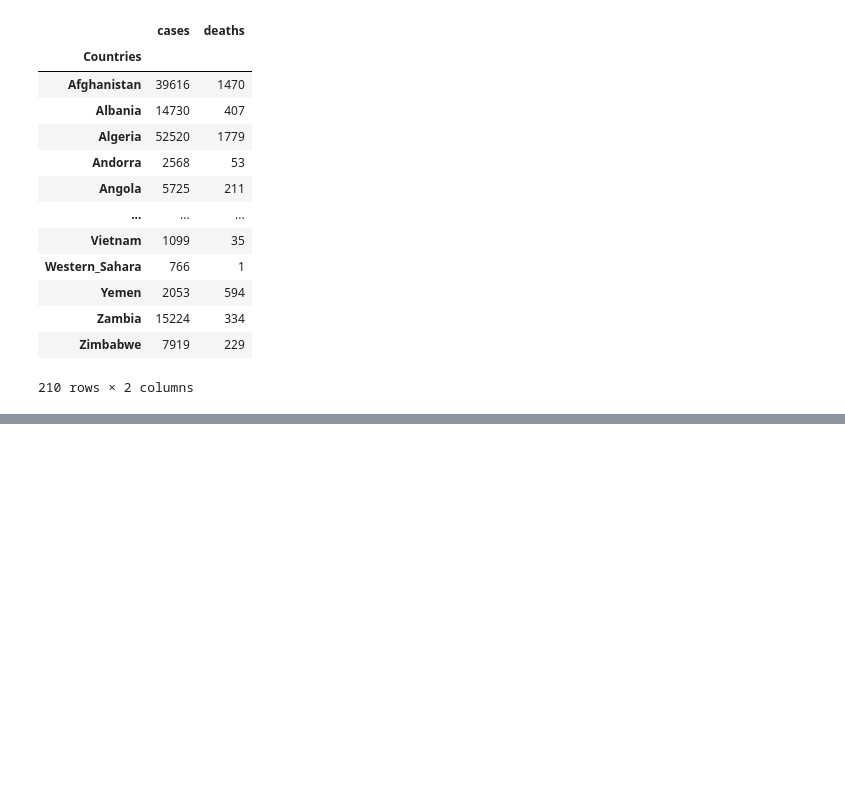
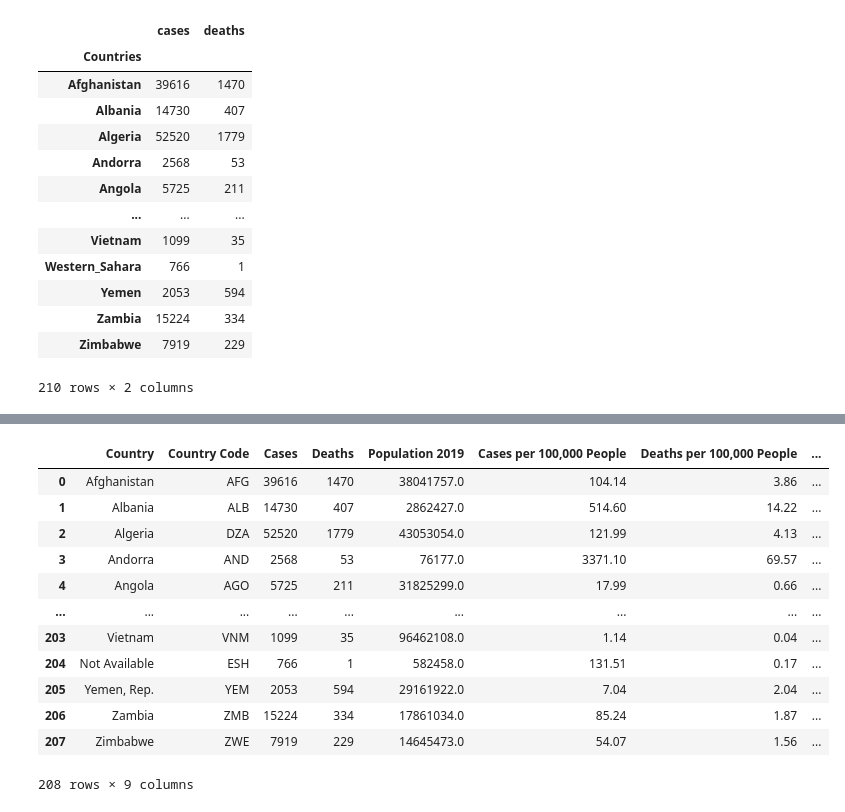
Before and after one commit to AustinRCole/COVID_Lat_GDP_analysis, a Jupyter notebook: Data_clean_Austin.ipynb, the cells around one changed output, grey strips where cells are left out. Saved outputs shown, nothing was run; the diff lists cells and outputs as text; code cells hidden in the pictures; blank space fills up the shorter version.

```diff
--- a/Data_clean_Austin.ipynb
+++ b/Data_clean_Austin.ipynb
@@ -91,0 +91,4 @@ COVID_final
+# %%
+GDP_data = GDP_data[['Country Name','Country Code','2019']]
+GDP_data['2019 GDP in Billions'] = GDP_data['2019'] / 1000000000
+GDP_data
@@ -91,0 +109,4 @@ COVID_final
+# %%
+GDP_clean = GDP_data[['Country Name','Country Code','2019 GDP in Billions']]
+GDP_clean = GDP_clean.rename(columns={'Country Name':'Countries'})
+GDP_clean
@@ -91,0 +127,3 @@ COVID_final
+# %%
+GDP_clean = GDP_clean.fillna(0)
+GDP_clean
@@ -91,0 +153,6 @@ COVID_final
+# %%
+cities_data = cities_data.loc[(cities_data['capital'] == 'primary')]
+cities_data = cities_data.rename(columns={'city':'Capital','lat':'Latitude','iso3':'Country Code'})
+cities_clean = cities_data[['Capital','Latitude','Country Code']]
+cities_clean = cities_clean.drop_duplicates(subset=['Country Code'],keep='first')
+cities_clean
@@ -91,0 +173,22 @@ COVID_final
+# %%
+COVID_GDP = pd.merge(COVID_final,GDP_clean,how='left',on='Country Code')
+Final_data = pd.merge(COVID_GDP,cities_clean,how='left',on='Country Code')
+del Final_data['Countries_x']
+Final_data = Final_data.rename(columns={'Countries_y':'Country'})
+Final_data = Final_data[['Country','Country Code','Cases','Deaths','Population 2019','Cases per 100,000 People','Deaths per 100,000 People','Capital','Latitude']]
+Final_data = Final_data.fillna('Not Available')
+Final_data
+# %% [output]
+|  | Country | Country Code | Cases | Deaths | Population 2019 | Cases per 100,000 People | Deaths per 100,000 People | ... |
+| 0 | Afghanistan | AFG | 39616 | 1470 | 38041757.0 | 104.14 | 3.86 | ... |
+| 1 | Albania | ALB | 14730 | 407 | 2862427.0 | 514.60 | 14.22 | ... |
+| 2 | Algeria | DZA | 52520 | 1779 | 43053054.0 | 121.99 | 4.13 | ... |
+| 3 | Andorra | AND | 2568 | 53 | 76177.0 | 3371.10 | 69.57 | ... |
+| 4 | Angola | AGO | 5725 | 211 | 31825299.0 | 17.99 | 0.66 | ... |
+| ... | ... | ... | ... | ... | ... | ... | ... | ... |
+| 203 | Vietnam | VNM | 1099 | 35 | 96462108.0 | 1.14 | 0.04 | ... |
+| 204 | Not Available | ESH | 766 | 1 | 582458.0 | 131.51 | 0.17 | ... |
+| 205 | Yemen, Rep. | YEM | 2053 | 594 | 29161922.0 | 7.04 | 2.04 | ... |
+| 206 | Zambia | ZMB | 15224 | 334 | 17861034.0 | 85.24 | 1.87 | ... |
+| 207 | Zimbabwe | ZWE | 7919 | 229 | 14645473.0 | 54.07 | 1.56 | ... |
+208 rows × 9 columns
```
Also changed, not shown: parts of 8 cells of this notebook.
